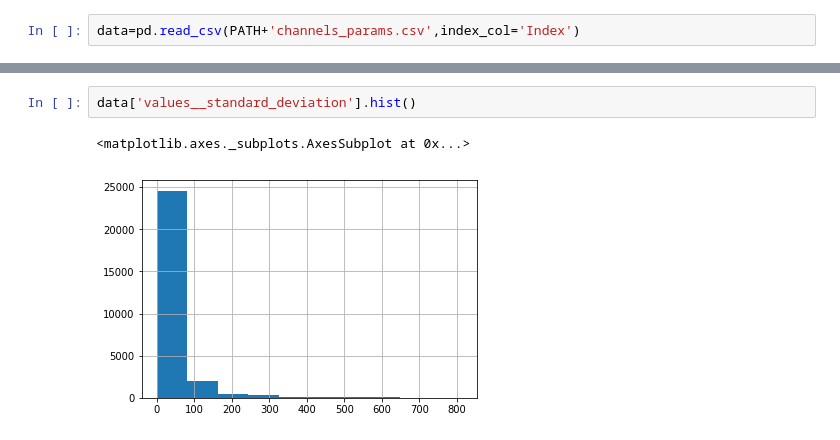
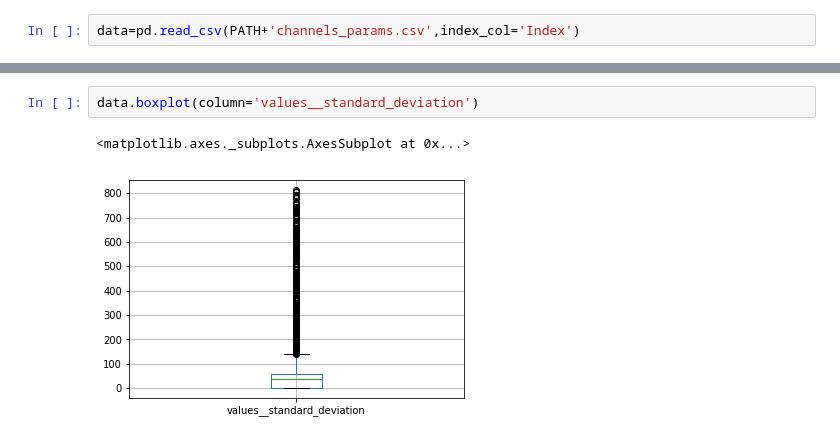
Before and after one commit to CyberPunk2049/SCLIF, a Jupyter notebook: EDA.ipynb, the cells around one changed output, grey strips where cells are left out. Drawn from its saved outputs; the diff is of its cells as text.

```diff
--- a/EDA.ipynb
+++ b/EDA.ipynb
@@ -12,8 +43,8 @@ data=pd.read_csv(PATH+'channels_params.csv',index_col='Index')
 # %%
-data['values__standard_deviation'].hist()
+data.boxplot(column='values__standard_deviation')
 # %% [output]
 <matplotlib.axes._subplots.AxesSubplot at 0x...>
-[figure, old version]
+[figure, new version]
 # %%
 sns.pairplot(data.drop(['id','Channel'],axis=1))
 # %% [output]
```
Also changed, not shown: parts of 13 cells of this notebook, 1 other file.
